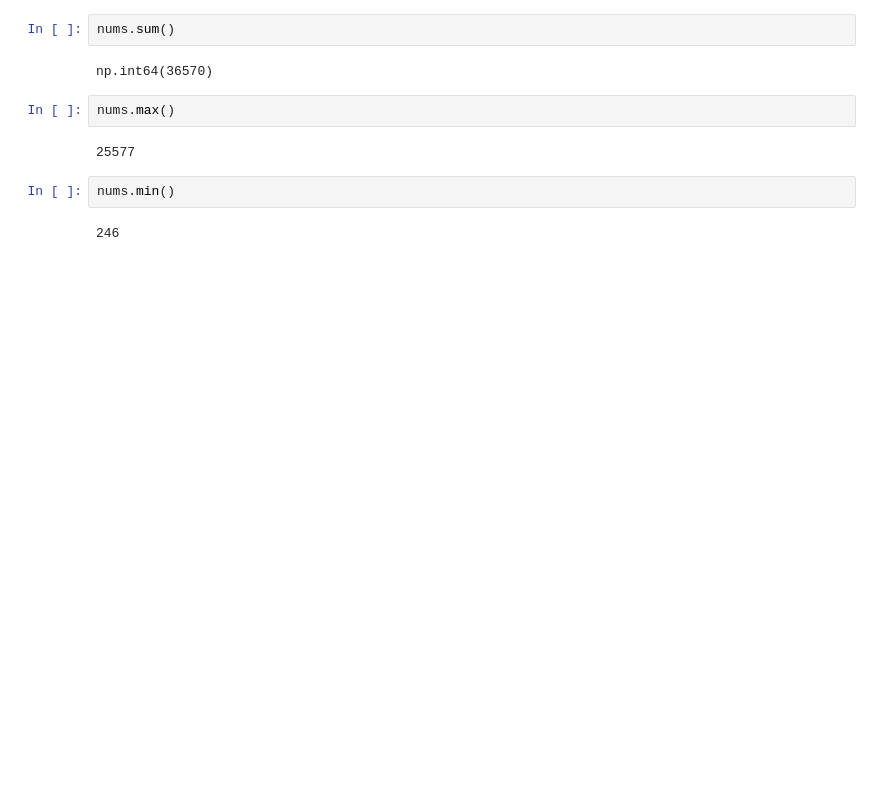
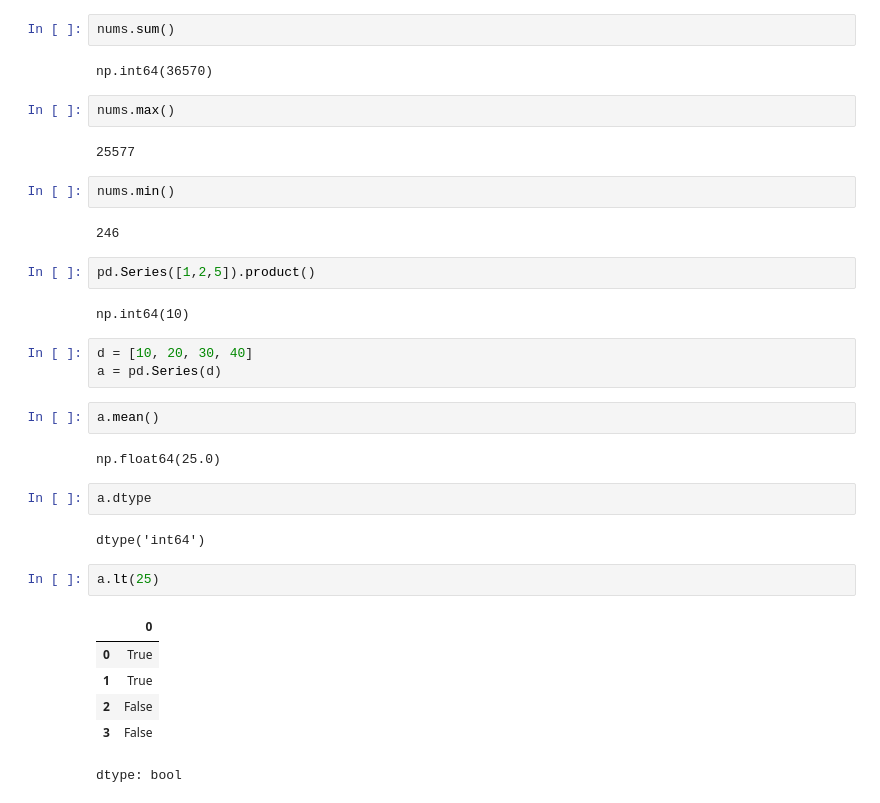
Before and after one commit to SedasN/google-colab_test, a Jupyter notebook: second_book.ipynb, the cells around one changed output. Cells and saved outputs as stored; diff of their text form; blank space fills up the shorter version.

```diff
--- a/second_book.ipynb
+++ b/second_book.ipynb
@@ -170,3 +170,27 @@ nums.max()
 nums.min()
 # %% [output]
 246
+# %%
+pd.Series([1,2,5]).product()
+# %% [output]
+np.int64(10)
+# %%
+d = [10, 20, 30, 40]
+a = pd.Series(d)
+# %%
+a.mean()
+# %% [output]
+np.float64(25.0)
+# %%
+a.dtype
+# %% [output]
+dtype('int64')
+# %%
+a.lt(25)
+# %% [output]
+|  | 0 |
+| 0 | True |
+| 1 | True |
+| 2 | False |
+| 3 | False |
+dtype: bool
```
Also changed, not shown: parts of 7 cells of this notebook.
